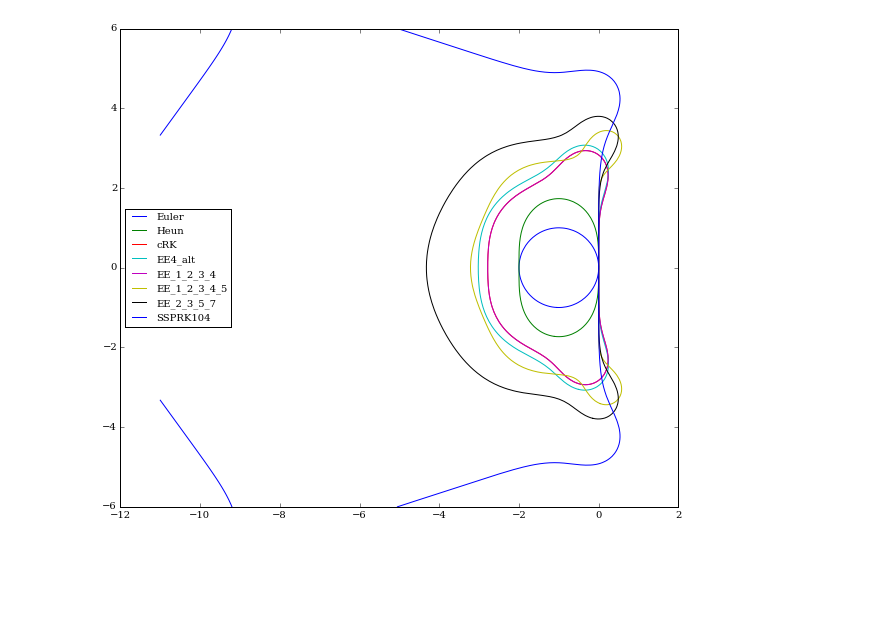
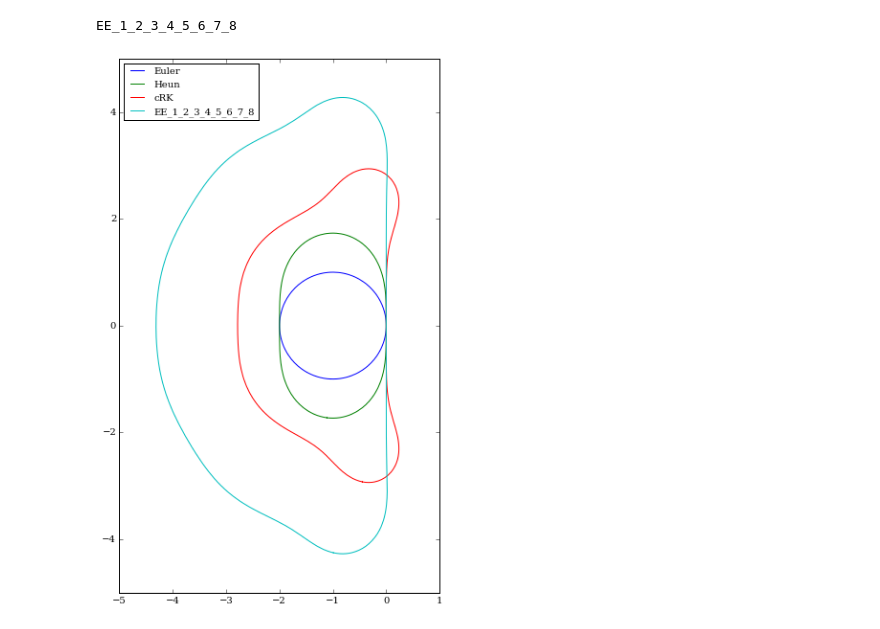
Before and after one commit to chichilalescu/pyNT, a Jupyter notebook: examples/stability.ipynb, the cells around one changed output. Cells and saved outputs as stored; diff of their text form; code cells hidden in the pictures; blank space fills up the shorter version.

```diff
--- a/examples/stability.ipynb
+++ b/examples/stability.ipynb
@@ -5,30 +6,31 @@ from pyNT.ode import ODE, get_stability_region
 # %%
 %matplotlib inline
 import matplotlib.pyplot as plt
 
+func_name = base_ODE().add_EE(step_list = range(1, 9))
+
+print func_name
+
 solver_list = ['Euler',
                'Heun',
                'cRK',
-               'EE4_alt',
-               'EE_1_2_3_4',
-               'EE_1_2_3_4_5',
-               'EE_2_3_5_7',
-               'SSPRK104']
+               func_name]
 
 contours = get_stability_region(
     solver_list = solver_list)
 
 fig = plt.figure(figsize=(10,10))
 ax = fig.add_subplot(111)
 for i in range(len(solver_list)):
     line = ax.plot(contours[i][0][:, 0],
             contours[i][0][:, 1],
             label = solver_list[i])
     for path in contours[i][1:]:
         ax.plot(path[:, 0],
                 path[:, 1],
                 color = line[0].get_color())
 ax.legend(loc='best')
 ax.set_aspect('equal')
 # %% [output]
+EE_1_2_3_4_5_6_7_8
-[figure, old version]
+[figure, new version]
```
Also changed, not shown: parts of 2 cells of this notebook, 1 other file.
